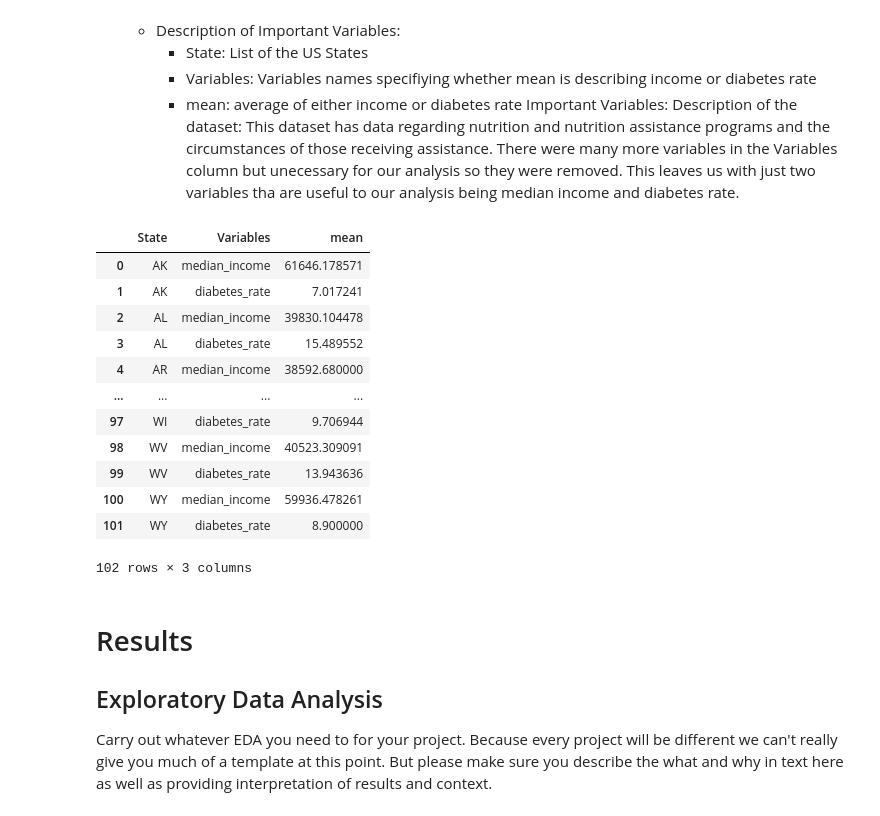
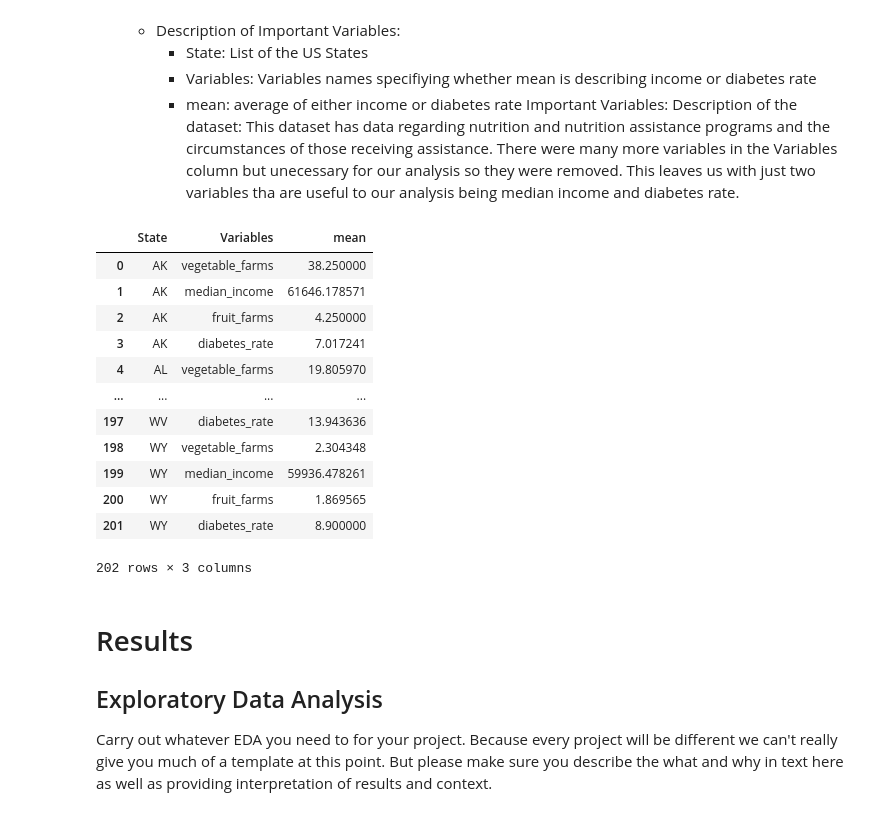
Before and after one commit to edwin815/diabetes_analysis, a Jupyter notebook: EDACheckpoint_Group132_WI24.ipynb, the cells around one changed output. Saved outputs shown, nothing was run; the diff lists cells and outputs as text; code cells hidden in the pictures.

```diff
--- a/EDACheckpoint_Group132_WI24.ipynb
+++ b/EDACheckpoint_Group132_WI24.ipynb
@@ -116,30 +116,33 @@ Description of the dataset: This dataset has data regarding nutrition and nutrit
 # %%
 # ## YOUR CODE TO LOAD/CLEAN/TIDY/WRANGLE THE DATA GOES HERE
 # ## FEEL FREE TO ADD MULTIPLE CELLS PER SECTION
 
 df2 = pd.read_csv("StateAndCountyData.csv")
-df2 = df2[(df2["Variable_Code"] == "MEDHHINC15") | (df2["Variable_Code"] == "PCT_DIABETES_ADULTS13")]
+df2 = df2[(df2["Variable_Code"] == "MEDHHINC15") | (df2["Variable_Code"] == "PCT_DIABETES_ADULTS13")
+           | (df2["Variable_Code"] == "FRESHVEG_FARMS12") | (df2["Variable_Code"] == "ORCHARD_FARMS12")]
 df2 = df2.drop(columns = ["FIPS", "County"])
 df2 = df2.groupby(["State", "Variable_Code"])["Value"].agg(["sum", "mean"]).reset_index()
 df2["Variable_Code"] = df2["Variable_Code"].replace("MEDHHINC15", "median_income")
 df2["Variable_Code"] = df2["Variable_Code"].replace("PCT_DIABETES_ADULTS13", "diabetes_rate")
+df2["Variable_Code"] = df2["Variable_Code"].replace("FRESHVEG_FARMS12", "vegetable_farms")
+df2["Variable_Code"] = df2["Variable_Code"].replace("ORCHARD_FARMS12", "fruit_farms")
 df2 = df2.rename(columns = {"Variable_Code": "Variables"})
 df2 = df2.drop(columns = ["sum"])
 df2
 # %% [output]
 |  | State | Variables | mean |
-| 0 | AK | median_income | 61646.178571 |
-| 1 | AK | diabetes_rate | 7.017241 |
-| 2 | AL | median_income | 39830.104478 |
-| 3 | AL | diabetes_rate | 15.489552 |
-| 4 | AR | median_income | 38592.680000 |
+| 0 | AK | vegetable_farms | 38.250000 |
+| 1 | AK | median_income | 61646.178571 |
+| 2 | AK | fruit_farms | 4.250000 |
+| 3 | AK | diabetes_rate | 7.017241 |
+| 4 | AL | vegetable_farms | 19.805970 |
 | ... | ... | ... | ... |
-| 97 | WI | diabetes_rate | 9.706944 |
-| 98 | WV | median_income | 40523.309091 |
-| 99 | WV | diabetes_rate | 13.943636 |
-| 100 | WY | median_income | 59936.478261 |
-| 101 | WY | diabetes_rate | 8.900000 |
+| 197 | WV | diabetes_rate | 13.943636 |
+| 198 | WY | vegetable_farms | 2.304348 |
+| 199 | WY | median_income | 59936.478261 |
+| 200 | WY | fruit_farms | 1.869565 |
+| 201 | WY | diabetes_rate | 8.900000 |
-102 rows × 3 columns
+202 rows × 3 columns
 # %% [markdown]
 # Results
 
```
